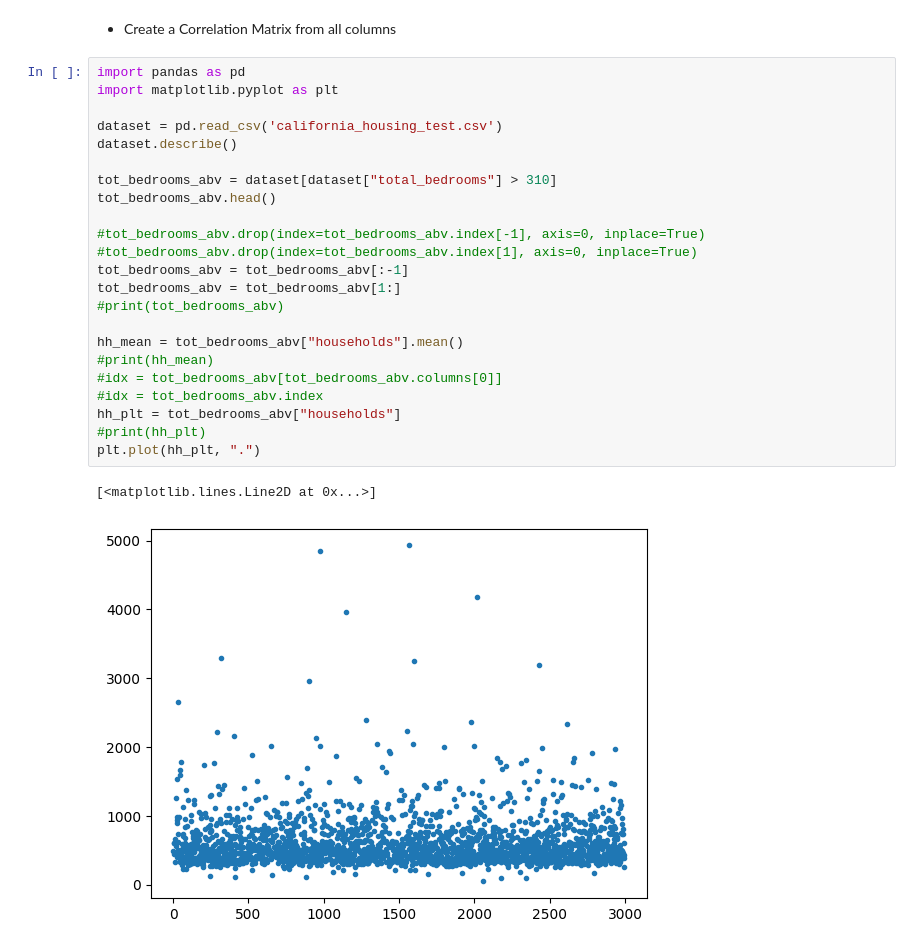
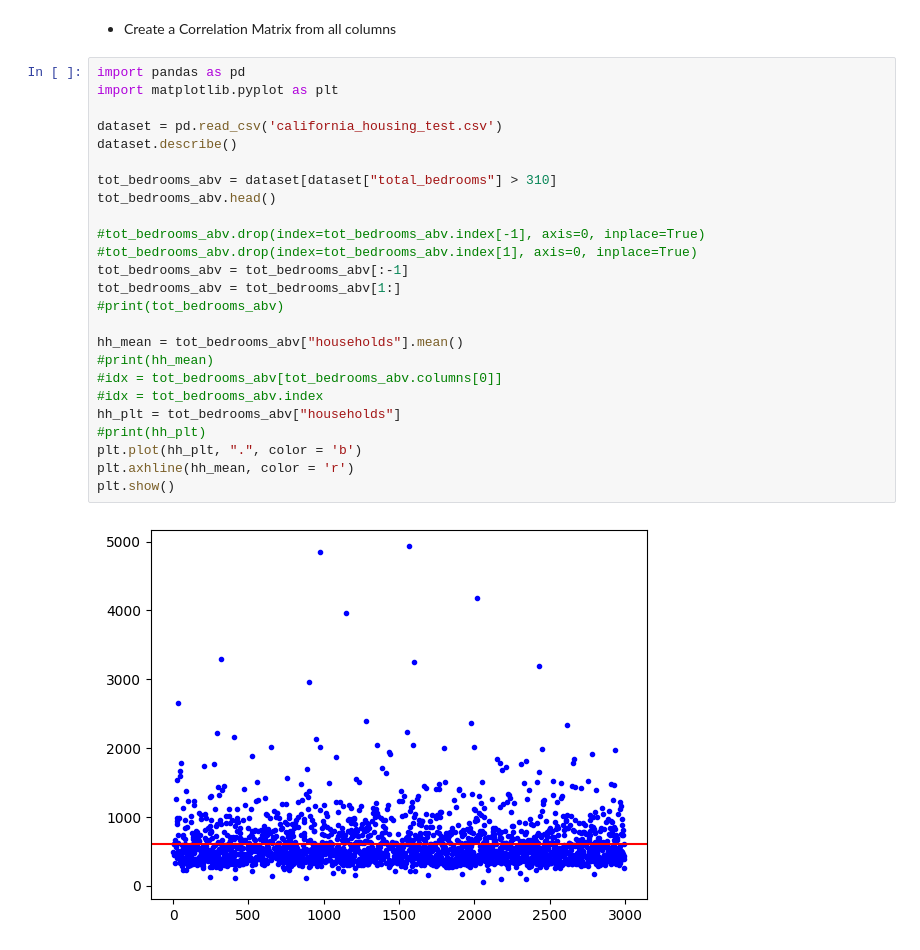
Before and after one commit to Dan5049/MPC-MLF, a Jupyter notebook: cv01/exercie_01.ipynb, the cells around one changed output. Saved outputs shown, nothing was run; the diff lists cells and outputs as text.

```diff
--- a/cv01/exercie_01.ipynb
+++ b/cv01/exercie_01.ipynb
@@ -221,26 +243,27 @@ Use google colab dataset loaded in the lecture and do following operations:
 # %%
 import pandas as pd
 import matplotlib.pyplot as plt
 
 dataset = pd.read_csv('california_housing_test.csv')
 dataset.describe()
 
 tot_bedrooms_abv = dataset[dataset["total_bedrooms"] > 310]
 tot_bedrooms_abv.head()
 
 #tot_bedrooms_abv.drop(index=tot_bedrooms_abv.index[-1], axis=0, inplace=True)
 #tot_bedrooms_abv.drop(index=tot_bedrooms_abv.index[1], axis=0, inplace=True)
 tot_bedrooms_abv = tot_bedrooms_abv[:-1]
 tot_bedrooms_abv = tot_bedrooms_abv[1:]
 #print(tot_bedrooms_abv)
 
 hh_mean = tot_bedrooms_abv["households"].mean()
 #print(hh_mean)
 #idx = tot_bedrooms_abv[tot_bedrooms_abv.columns[0]]
 #idx = tot_bedrooms_abv.index
 hh_plt = tot_bedrooms_abv["households"]
 #print(hh_plt)
-plt.plot(hh_plt, ".")
+plt.plot(hh_plt, ".", color = 'b')
+plt.axhline(hh_mean, color = 'r')
+plt.show()
 # %% [output]
-[<matplotlib.lines.Line2D at 0x...>]
-[figure, old version]
+[figure, new version]
```
Also changed, not shown: parts of 2 cells of this notebook.
